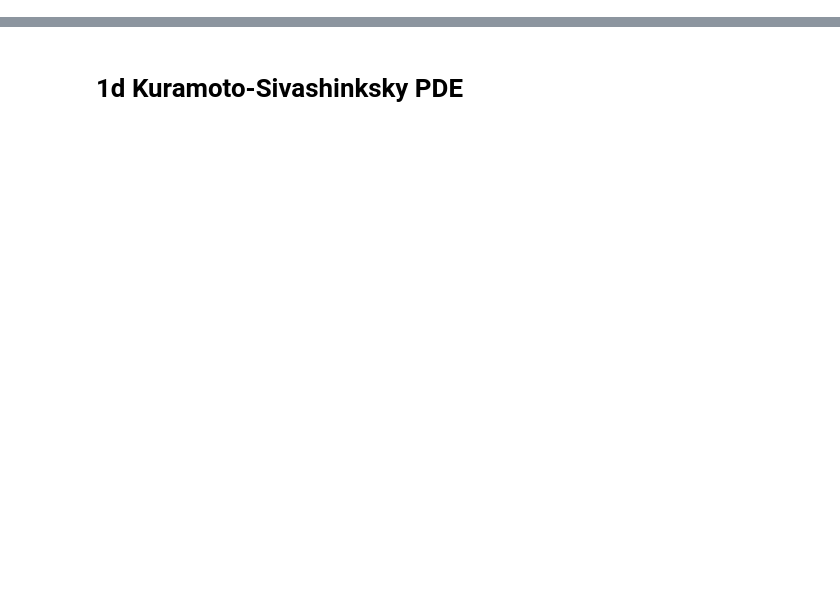
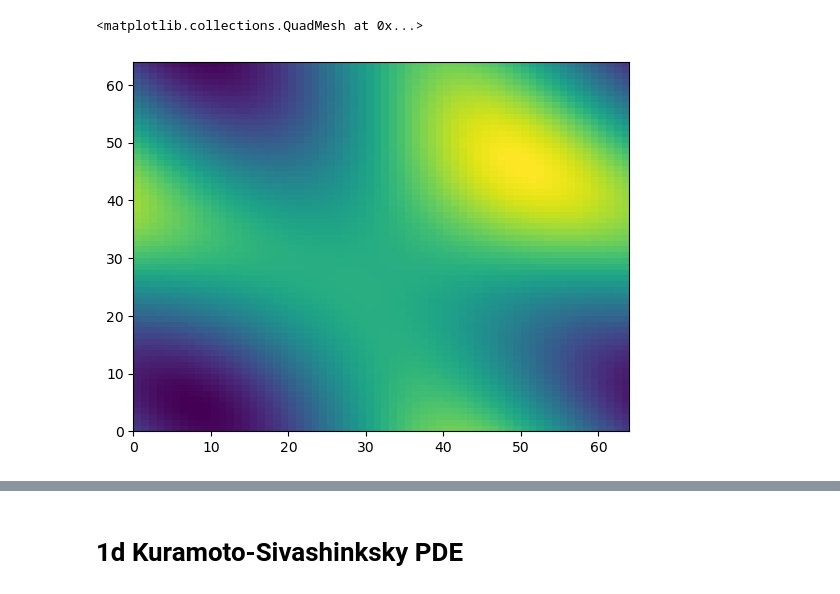
Before and after one commit to cbuelt/pfno, a Jupyter notebook: pde.ipynb, the cells around one changed output, grey strips where cells are left out. Cells and saved outputs as stored; diff of their text form; code cells hidden in the pictures; blank space fills up the shorter version.

```diff
--- a/pde.ipynb
+++ b/pde.ipynb
@@ -11,0 +42,38 @@ from ks import get_sim
+# %%
+L = 64
+n_steps = [i*10+1 for i in range(15)]
+n_sim = 50
+grid_upper = 50
+
+grid = pde.CartesianGrid([(0, grid_upper), (0, grid_upper)], [L,L], periodic = True)
+# %%
+state = pde.ScalarField.random_normal(grid, mean = 0)  # generate initial condition
+n_steps = [i*2+10 for i in range(15)]
+
+# Create 2d datagrid with values from 0, 50 per variable
+x = np.linspace(0, 50, L)
+y = np.linspace(0, 50, L)
+X, Y = np.meshgrid(x, y)
+u = np.random.uniform(0, 2*np.pi,3)
+data = np.sin(np.pi/25*(X+Y)+u[0])+np.sin(np.pi/25*X+u[1])+np.sin(np.pi/25*Y+u[2])
+state = pde.ScalarField(grid, data = data)
+
+eq = pde.PDE({"u": "-gradient_squared(u) / 2 - laplace(u + laplace(u))"})  # define the pde
+
+
+# solve the system
+storage = pde.MemoryStorage()
+result = eq.solve(
+state,
+t_range=150,
+dt=0.001,
+adaptive=True,
+tracker=[storage.tracker(n_steps)],
+)
+
+res = np.array(storage.data)
+# %%
+plt.pcolormesh(state.data)
+# %% [output]
+<matplotlib.collections.QuadMesh at 0x...>
+[figure, added]
```
Also changed, not shown: parts of 20 cells of this notebook, 3 other files.
